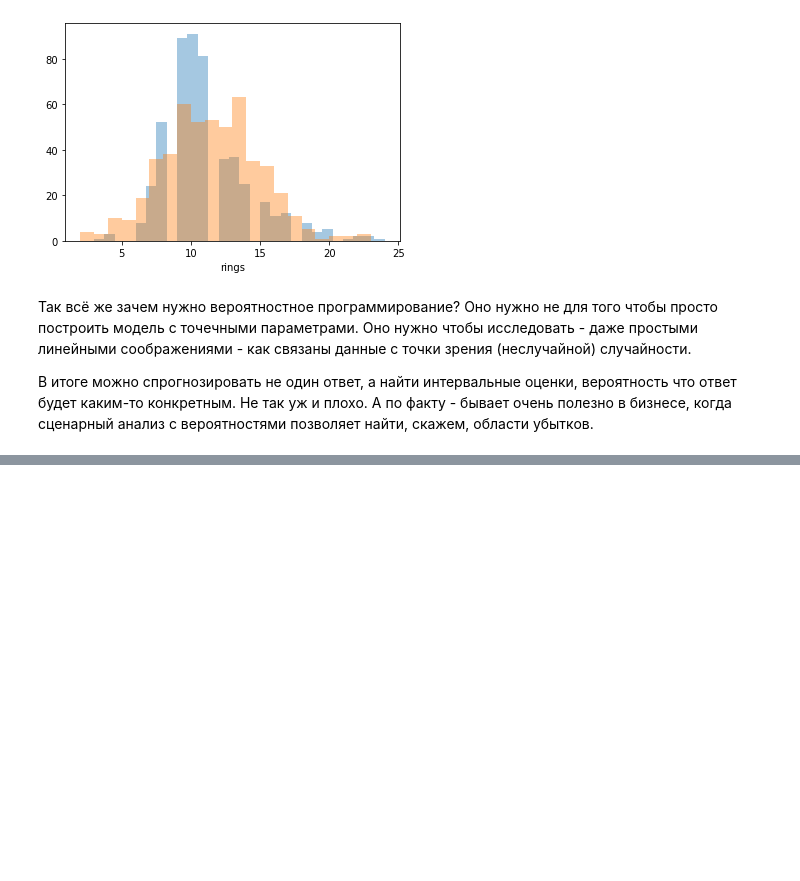
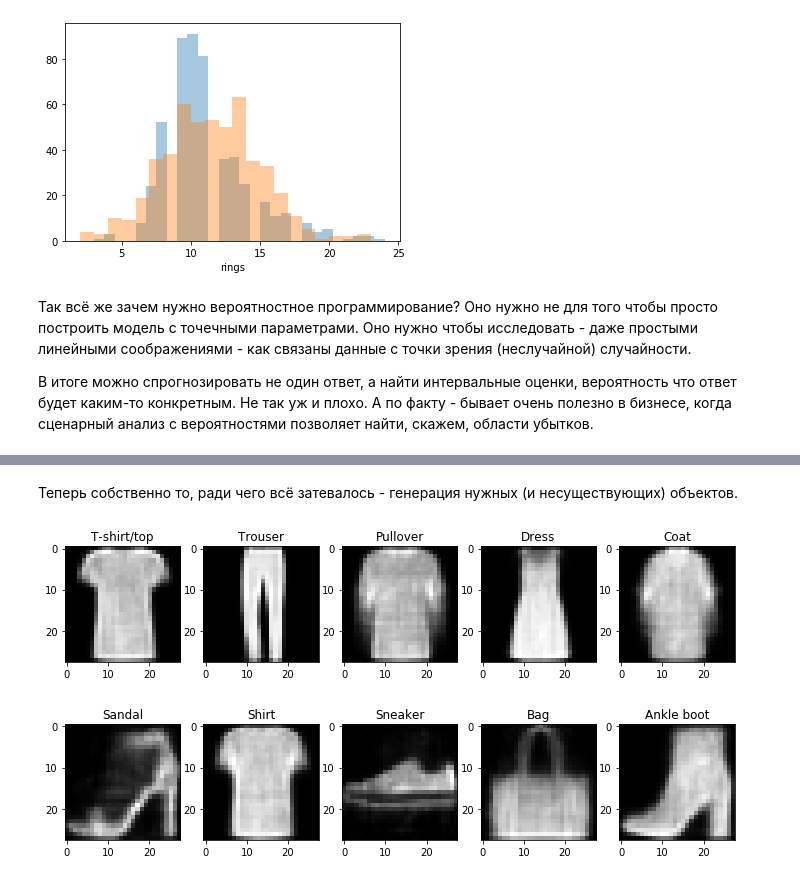
Before and after one commit to timeseries-ru/course, a Jupyter notebook: day_5.ipynb, the cells around one changed output, grey strips where cells are left out. Saved outputs shown, nothing was run; the diff lists cells and outputs as text; code cells hidden in the pictures; blank space fills up the shorter version.

```diff
--- a/day_5.ipynb
+++ b/day_5.ipynb
@@ -678,0 +896,25 @@ sns.distplot(
+# %% [markdown]
+Теперь собственно то, ради чего всё затевалось - генерация нужных (и несуществующих) объектов.
+# %%
+def unit_vector(target):
+        result = [0.] * 10
+        result[target] = 1.
+        return np.array(result)
+
+def plot_random_sample(cvae, target_class, ax, random_seed=1):
+    np.random.seed(random_seed)
+    random_vector = np.random.normal(0, 1, size=3)
+
+    sample = cvae.decoder.predict([
+        np.expand_dims(random_vector, axis=0),
+        np.expand_dims(unit_vector(target_class), axis=0)
+    ])[0].reshape(28, 28)
+    ax.set_title(fashion[target_class])
+    ax.imshow(sample, cmap='gray');
+
+plt.figure(figsize=(12, 6))
+for index in range(1, 11):
+    ax = plt.subplot(2, 5, index)
+    plot_random_sample(cvae, index - 1, ax=ax)
+# %% [output]
+[figure, added]
```
Also changed, not shown: parts of 12 cells of this notebook.
